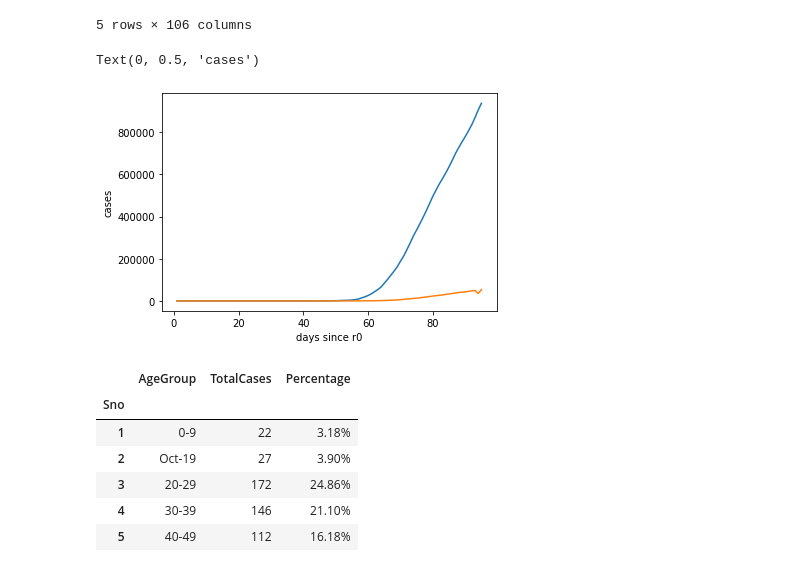
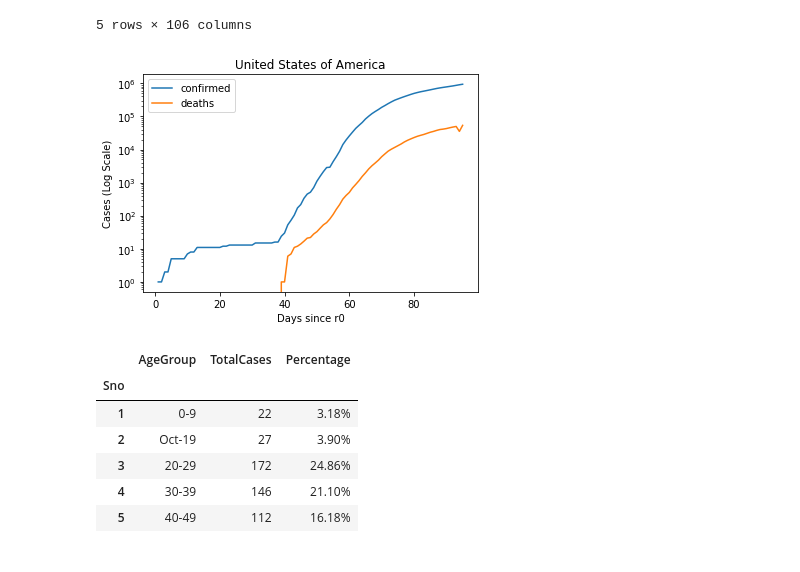
Before and after one commit to RahulBatra065/Report-on-Covid-19, a Jupyter notebook: nb.ipynb, the cells around one changed output. Saved outputs shown, nothing was run; the diff lists cells and outputs as text; code cells hidden in the pictures.

```diff
--- a/nb.ipynb
+++ b/nb.ipynb
@@ -344,13 +356,16 @@ delta_day = list(range(1,100))
 # %%
 fig = plt.figure()
 ax = plt.subplot(111)
 ax.plot(delta_day[:95],conf_us,label="confirmed")
 ax.plot(delta_day[:95],confd_us,label='deaths')
-plt.xlabel('days since r0')
-plt.ylabel('cases')
+plt.xlabel('Days since r0')
+plt.ylabel('Cases (Log Scale)')
+legend = plt.legend()
+plt.yscale('log')
+plt.title('United States of America')
+plt.savefig('US.png')
 # %% [output]
-Text(0, 0.5, 'cases')
-[figure, old version]
+[figure, new version]
 # %%
 ind_age_df = pd.read_csv('india/age.csv',index_col=0)
 # %%
```
Also changed, not shown: parts of 15 cells of this notebook, 9 other files.
